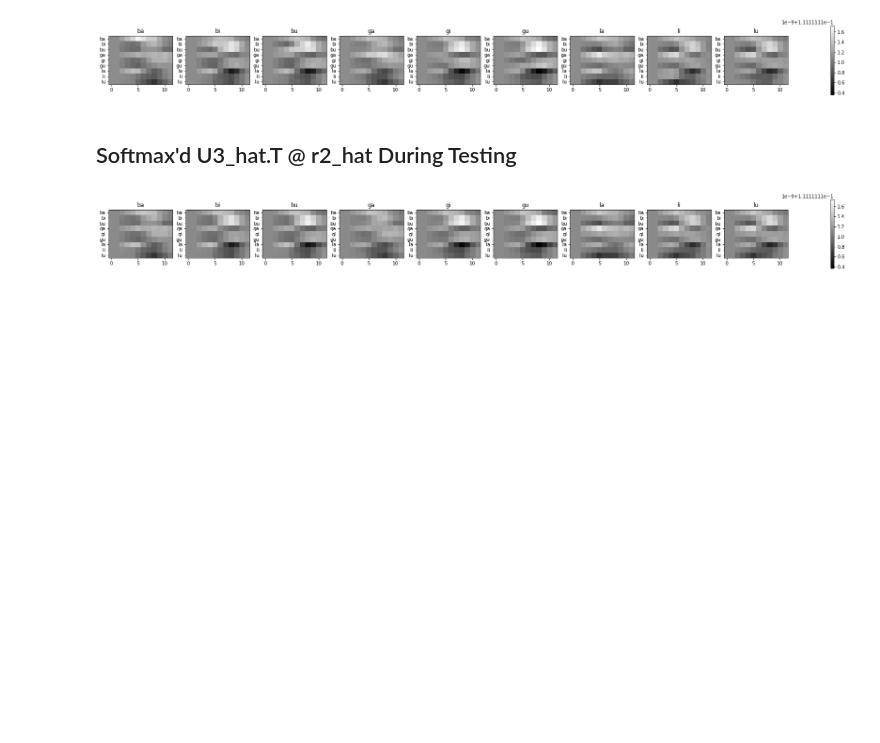
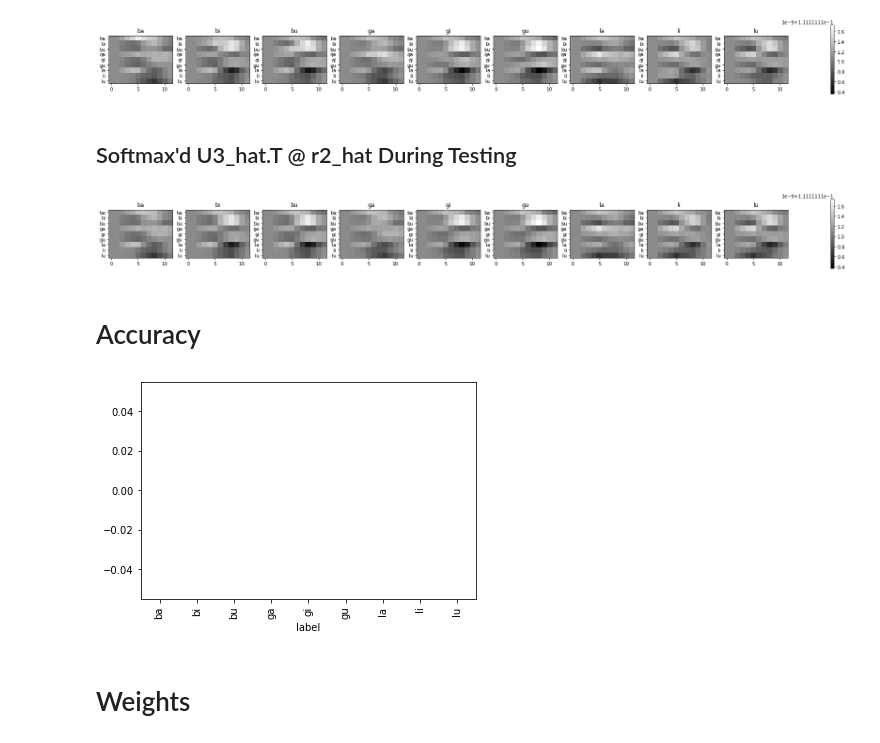
Before and after one commit to monicaycli/predictive_coding, a Jupyter notebook: toy_model_kalman_variant_1.ipynb, the cells around one changed output. Drawn from its saved outputs; the diff is of its cells as text; code cells hidden in the pictures; blank space fills up the shorter version.

```diff
--- a/toy_model_kalman_variant_1.ipynb
+++ b/toy_model_kalman_variant_1.ipynb
@@ -15,4 +25,6 @@ param = {'act_func': 'linear',
          'beta_2': 10,
          'beta_3': 10,
          'gamma_1': 10,
-         'gamma_2': 10}
+         'gamma_2': 10,
+         'in_dir': './data/3x3/',
+         'out_dir': './results'}
@@ -176,10 +203,30 @@ def recon_plots(df, ncols, nrows, subplot_yx, scale, groupby, value, sharex=True
         ax.set_title(k)
 
     fig.colorbar(im, ax=axes.ravel().tolist());
+# %%
+def argmax_1(x):
+    '''
+    refined argmax which only returns the index when there is only one element with the maximum value, otherwise returns NaN
+    '''
+    x = np.array(x)
+    max_marks = [1 if i == x.max() else 0 for i in x]
+    argmax_x = np.argmax(max_marks) if np.sum(max_marks) == 1 else np.nan
+    return argmax_x
+
+def recog(L, steps=3):
+    '''
+    select the node that first stays at the maximum for a certain number of time steps
+    '''
+    X = np.array([[k, sum(1 for i in g)] for k, g in groupby(L)])
+    df = pd.DataFrame(X, columns=["max_node", "steps"])
+    max_nodes = df.query("steps >= {}".format(steps))["max_node"]
+    recog_node = max_nodes.iloc[0] if len(max_nodes) > 0 else np.nan
+    return recog_node
 # %% [markdown]
 # Inputs
 # %%
-I_filenames = glob.glob("data/3x3/*.png")
+in_dir = param.in_dir
+I_filenames = glob.glob(os.path.join(in_dir, "*.png"))
 I_dict = {}
 
 for i in I_filenames:
@@ -379,3 +405,16 @@ recon_plots(df=output_test_df, ncols=9, nrows=1, subplot_yx=(9,12), scale=0.3, g
             sharey=False, y_label_list=list(I_dict.keys()))
 # %% [output]
 [figure]
+# %% [markdown]
+# Accuracy
+# %%
+output_test_df["argmax_U3Tr2"] = output_test_df.apply(lambda x: argmax_1(x.softmaxd_U3Tr2), axis=1)
+test_recog_df = output_test_df.groupby("label").argmax_U3Tr2.apply(lambda x: recog(x, steps=5)).rename("recog_node").to_frame()
+output_test_df["recog_node"] = pd.merge(output_test_df, test_recog_df, on="label", suffixes=("_old", ""))["recog_node"]
+output_test_df["label_node"] = output_test_df.apply(lambda x: list(I_dict.keys()).index(x.label), axis=1)
+output_test_df["accuracy"] = output_test_df.apply(lambda x: x.label_node == x.recog_node, axis=1)
+output_test_df.groupby("label").mean().accuracy.astype(int).plot.bar();
+# %% [output]
+[figure, added]
+# %% [markdown]
+# Weights
```
Also changed, not shown: parts of 8 cells of this notebook, 4 other files.
